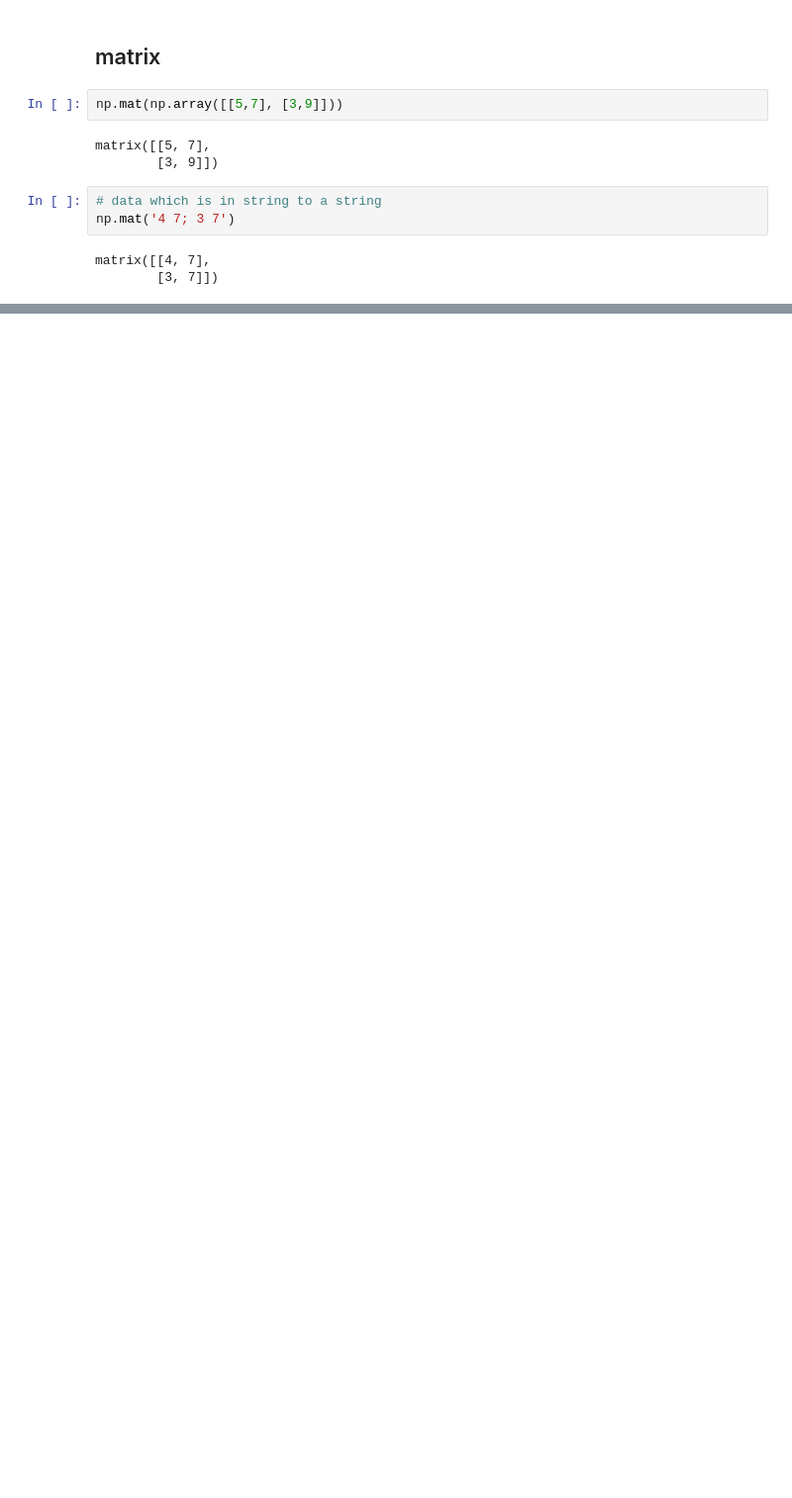
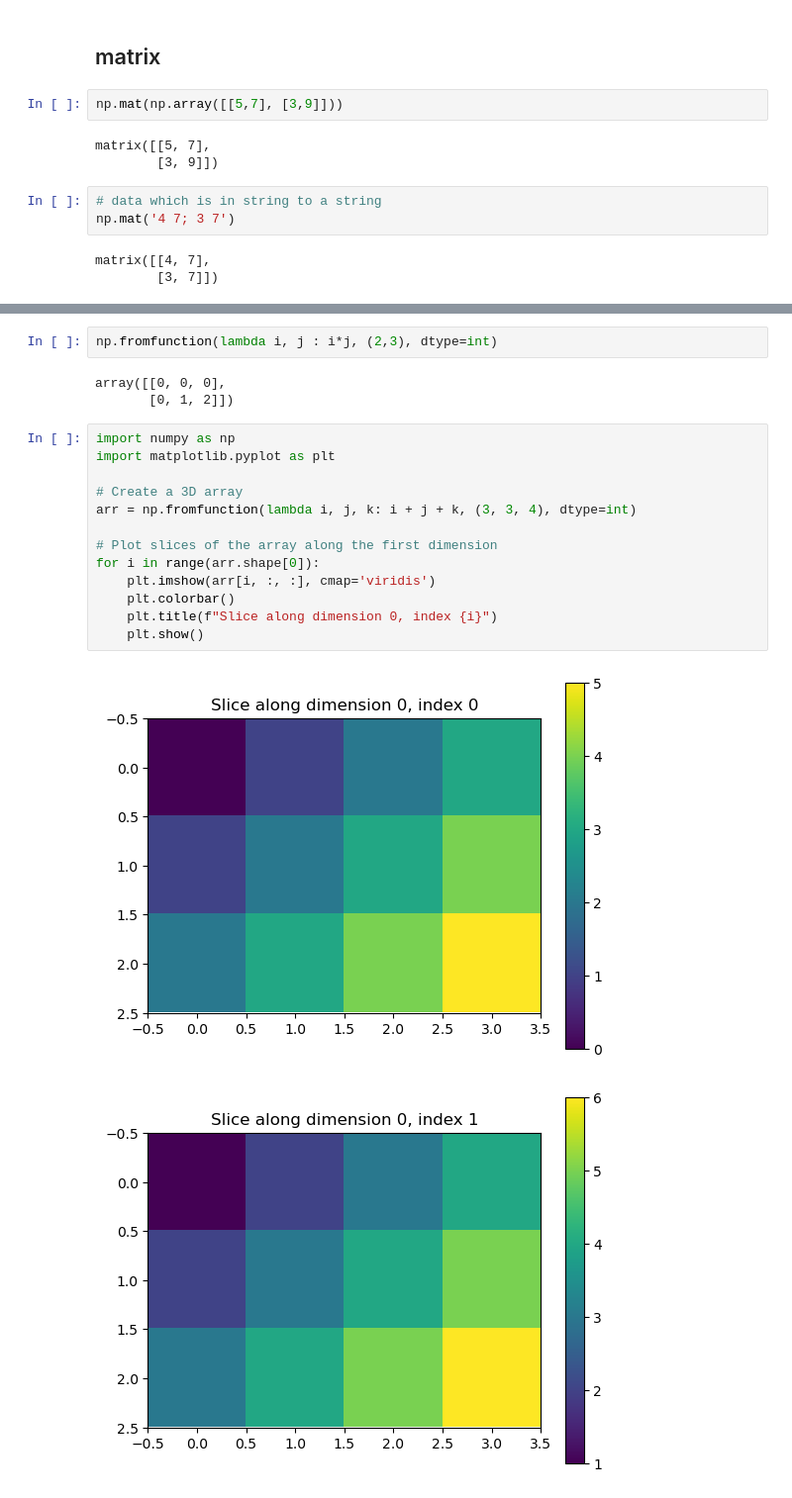
Before and after one commit to texaskyle/machine_learning, a Jupyter notebook: tutorial_py/Numpy/Numpy array.ipynb, the cells around one changed output, grey strips where cells are left out. Shown at 99% size. Drawn from its saved outputs; the diff is of its cells as text; blank space fills up the shorter version.

Commit message:
learning to work with arrays in numpy

```diff
--- a/tutorial_py/Numpy/Numpy array.ipynb
+++ b/tutorial_py/Numpy/Numpy array.ipynb
@@ -97,0 +204,21 @@ matrix([[4, 7],
+# %%
+np.fromfunction(lambda i, j : i*j, (2,3), dtype=int)
+# %% [output]
+array([[0, 0, 0],
+       [0, 1, 2]])
+# %%
+import numpy as np
+import matplotlib.pyplot as plt
+
+# Create a 3D array
+arr = np.fromfunction(lambda i, j, k: i + j + k, (3, 3, 4), dtype=int)
+
+# Plot slices of the array along the first dimension
+for i in range(arr.shape[0]):
+    plt.imshow(arr[i, :, :], cmap='viridis')
+    plt.colorbar()
+    plt.title(f"Slice along dimension 0, index {i}")
+    plt.show()
+# %% [output]
+[figure, added]
+[figure, added]
```
Also changed, not shown: parts of 82 cells of this notebook.
